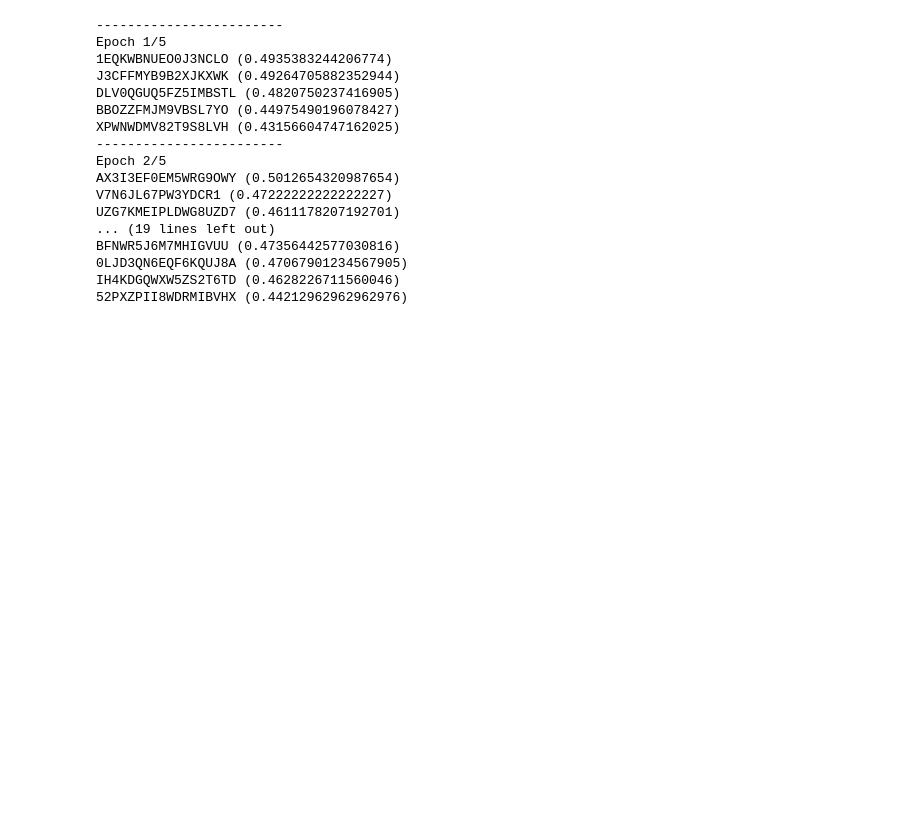
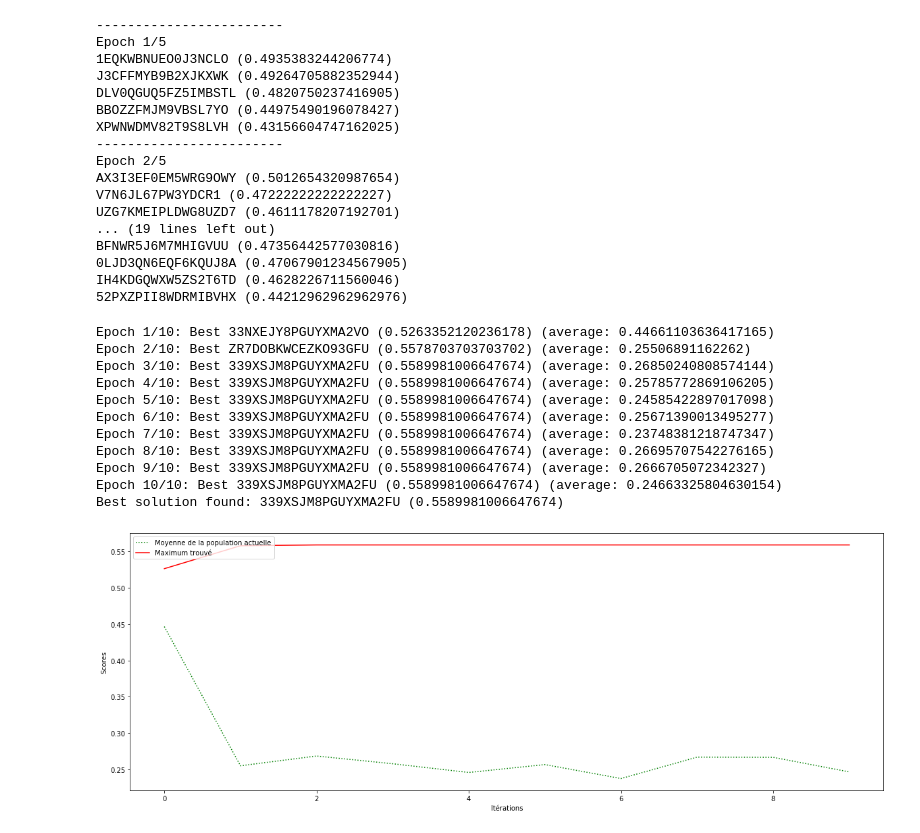
Before and after one commit to pierreelliott/genetic_algorithms, a Jupyter notebook: TP Genetic Algorithm.ipynb, the cells around one changed output. Saved outputs shown, nothing was run; the diff lists cells and outputs as text; code cells hidden in the pictures; blank space fills up the shorter version.

```diff
--- a/TP Genetic Algorithm.ipynb
+++ b/TP Genetic Algorithm.ipynb
@@ -99,6 +108,9 @@ IH4KDGQWXW5ZS2T6TD (0.4628226711560046)
 # %%
 def selection(pop, size_bests):
     return pop.population[:size_bests]
+
+def copy_individual(individual):
+    return {'genotype': individual['genotype'][:], 'score': individual['score']}
 # %%
 # class CrossOver:
 
@@ -116,19 +141,56 @@ class SimpleExploration:
         self.cross_over = cross_over
         self.cross_over = cross_over
         self.mutate = mutation
-        self.bests_size
+        self.bests_size = bests_size
 
-    def evolve(pop):
+    def evolve(self, pop):
         new_population = []
         # Get bests individuals
-        bests = selection(pop, n=self.bests_size)
+        bests = selection(pop, self.bests_size)
         # Do mutations for the rest of the population
         for i in range(pop.size - self.bests_size): ########################## FIXME Gérer les individus "mort-nés"
             if random.random() < self.cross_over.prob:
-                individual = cross_over(bests)
+                individual = self.cross_over(bests)
             else:
-                individual = bests[0] ############################################# FIXME Faire une copie de l'individu
+                individual = copy_individual(bests[0]) ############################################# FIXME
 
             self.mutate(individual) # In-place
             new_population.append(individual)
         pop.population = new_population
+# %%
+from matplotlib import pyplot as plt
+%matplotlib inline
+
+def plot_results(average, bests):
+    plt.figure(figsize=(20, 7))
+    plt.plot(average, color='green', linestyle='dotted', label='Moyenne de la population actuelle')
+    plt.plot(bests, color='red', label='Maximum trouvé')
+    plt.xlabel('Itérations')
+    plt.ylabel('Scores')
+    plt.legend(loc="upper left")
+    plt.show()
+# %%
+def search(population_size=10, epochs=10):
+    cross_over = CrossOverRandomTwo(0.6)
+    mutation = NCharMutation(n=2)
+    exploration = SimpleExploration(cross_over, mutation)
+
+    population = Population(population_size, exploration=exploration)
+    averages, bests, best = evolve(population, epochs=epochs, show_progress=True)
+    print(f"Best solution found: {''.join(best['genotype'])} ({best['score']})")
+    plot_results(averages, bests)
+# %%
+search()
+# %% [output]
+Epoch 1/10: Best 33NXEJY8PGUYXMA2VO (0.5263352120236178) (average: 0.44661103636417165)
+Epoch 2/10: Best ZR7DOBKWCEZKO93GFU (0.5578703703703702) (average: 0.25506891162262)
+Epoch 3/10: Best 339XSJM8PGUYXMA2FU (0.5589981006647674) (average: 0.26850240808574144)
+Epoch 4/10: Best 339XSJM8PGUYXMA2FU (0.5589981006647674) (average: 0.25785772869106205)
+Epoch 5/10: Best 339XSJM8PGUYXMA2FU (0.5589981006647674) (average: 0.24585422897017098)
+Epoch 6/10: Best 339XSJM8PGUYXMA2FU (0.5589981006647674) (average: 0.25671390013495277)
+Epoch 7/10: Best 339XSJM8PGUYXMA2FU (0.5589981006647674) (average: 0.23748381218747347)
+Epoch 8/10: Best 339XSJM8PGUYXMA2FU (0.5589981006647674) (average: 0.26695707542276165)
+Epoch 9/10: Best 339XSJM8PGUYXMA2FU (0.5589981006647674) (average: 0.2666705072342327)
+Epoch 10/10: Best 339XSJM8PGUYXMA2FU (0.5589981006647674) (average: 0.24663325804630154)
+Best solution found: 339XSJM8PGUYXMA2FU (0.5589981006647674)
+[figure, added]
```
Also changed, not shown: parts of 4 cells of this notebook.
